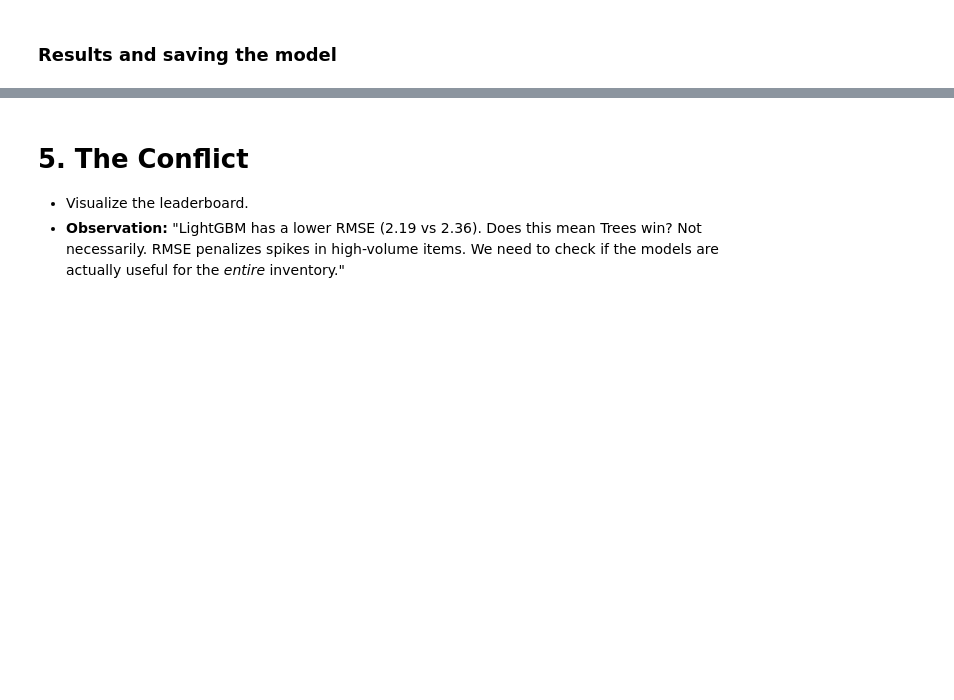
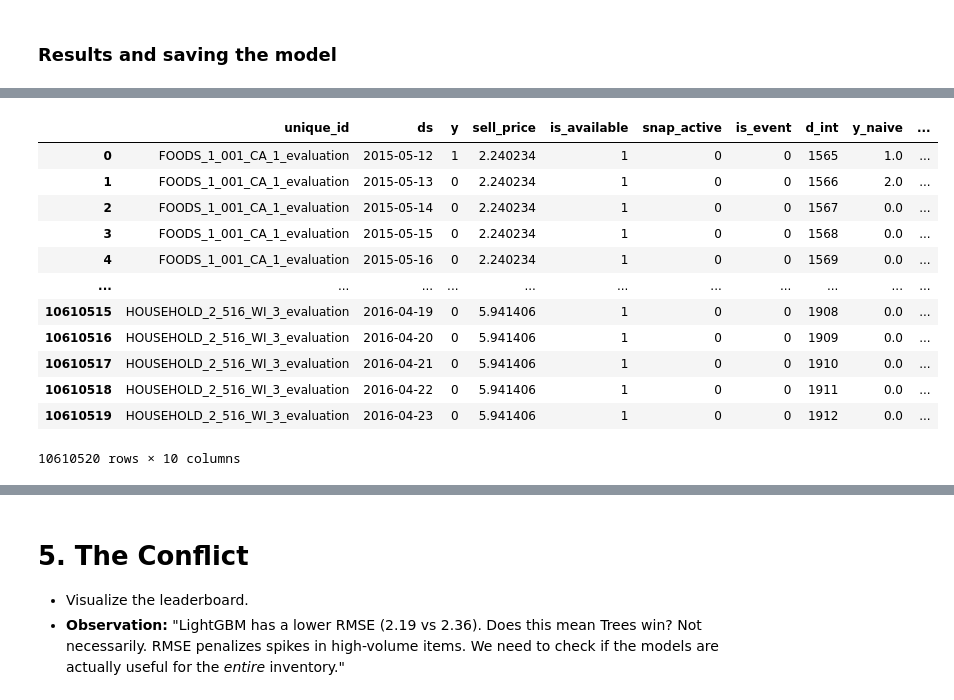
Before and after one commit to Zak-Las/Walmart-Demand-Forcasting, a Jupyter notebook: Notebooks/02_global_scale.ipynb, the cells around one changed output, grey strips where cells are left out. Drawn from its saved outputs; the diff is of its cells as text; code cells hidden in the pictures; blank space fills up the shorter version.

Commit message:
update 02_global_scale.ipynb notebook
added WRMSSE performance metric to compare global models.

```diff
--- a/Notebooks/02_global_scale.ipynb
+++ b/Notebooks/02_global_scale.ipynb
@@ -837,0 +1075,13 @@ model.save_model('lgbm_global_model.txt')
+# %%
+# Sort train_df just in case
+train_df_metric = train_df.sort_values(['unique_id', 'ds']).copy()
+# Create a naive one-year-prior forecast (365-day lag) and drop rows without it
+# Note: assumes daily series with consistent dates per `unique_id`
+train_df_metric['y_naive'] = train_df_metric.groupby('unique_id')['y'].shift(365)
+# Drop rows where the naive value is missing (first year of each series)
+before_drop = len(train_df_metric)
+train_df_metric = train_df_metric.dropna(subset=['y_naive']).reset_index(drop=True)
+after_drop = len(train_df_metric)
+print(f"Dropped {before_drop - after_drop} rows without a year-prior value. Remaining rows: {after_drop}")
+display(train_df)
+display(train_df_metric)
@@ -837,0 +1116,18 @@ model.save_model('lgbm_global_model.txt')
+# %%
+# Calculate diff squared for naive forecast (y_t - y_{t-1})^2
+train_df_metric['diff_sq'] = (train_df_metric['y'] - train_df_metric['y_naive']).pow(2)
+display(train_df_metric)
+# %% [output]
+|  | unique_id | ds | y | sell_price | is_available | snap_active | is_event | d_int | y_naive | ... |
+| 0 | FOODS_1_001_CA_1_evaluation | 2015-05-12 | 1 | 2.240234 | 1 | 0 | 0 | 1565 | 1.0 | ... |
+| 1 | FOODS_1_001_CA_1_evaluation | 2015-05-13 | 0 | 2.240234 | 1 | 0 | 0 | 1566 | 2.0 | ... |
+| 2 | FOODS_1_001_CA_1_evaluation | 2015-05-14 | 0 | 2.240234 | 1 | 0 | 0 | 1567 | 0.0 | ... |
+| 3 | FOODS_1_001_CA_1_evaluation | 2015-05-15 | 0 | 2.240234 | 1 | 0 | 0 | 1568 | 0.0 | ... |
+| 4 | FOODS_1_001_CA_1_evaluation | 2015-05-16 | 0 | 2.240234 | 1 | 0 | 0 | 1569 | 0.0 | ... |
+| ... | ... | ... | ... | ... | ... | ... | ... | ... | ... | ... |
+| 10610515 | HOUSEHOLD_2_516_WI_3_evaluation | 2016-04-19 | 0 | 5.941406 | 1 | 0 | 0 | 1908 | 0.0 | ... |
+| 10610516 | HOUSEHOLD_2_516_WI_3_evaluation | 2016-04-20 | 0 | 5.941406 | 1 | 0 | 0 | 1909 | 0.0 | ... |
+| 10610517 | HOUSEHOLD_2_516_WI_3_evaluation | 2016-04-21 | 0 | 5.941406 | 1 | 0 | 0 | 1910 | 0.0 | ... |
+| 10610518 | HOUSEHOLD_2_516_WI_3_evaluation | 2016-04-22 | 0 | 5.941406 | 1 | 0 | 0 | 1911 | 0.0 | ... |
+| 10610519 | HOUSEHOLD_2_516_WI_3_evaluation | 2016-04-23 | 0 | 5.941406 | 1 | 0 | 0 | 1912 | 0.0 | ... |
+10610520 rows × 10 columns
```
Also changed, not shown: parts of 59 cells of this notebook.
